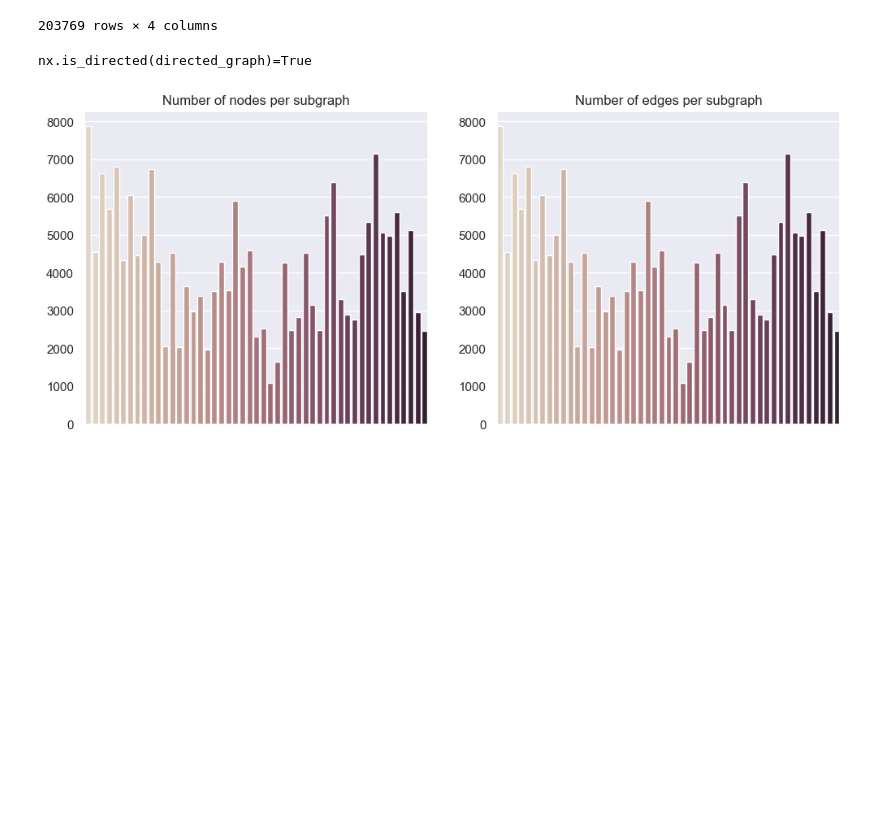
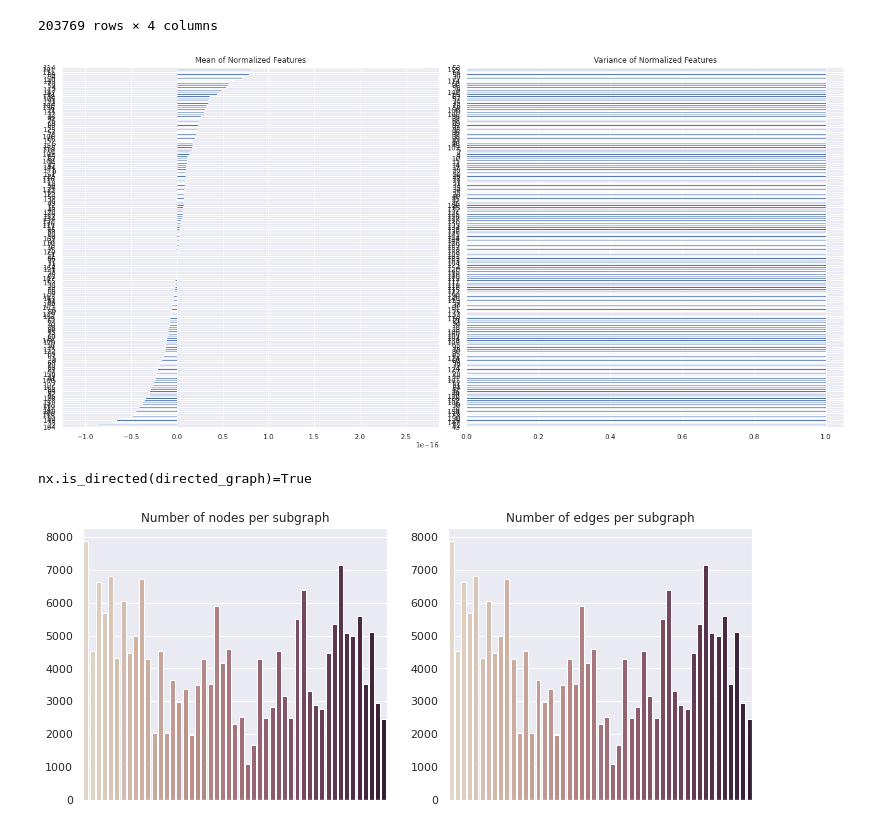
Before and after one commit to aleksgorica/MLGproject, a Jupyter notebook: project.ipynb, the cells around one changed output. Saved outputs shown, nothing was run; the diff lists cells and outputs as text; code cells hidden in the pictures; blank space fills up the shorter version.

Commit message:
Feature normalizaiton, some graph analysis and visualizations

```diff
--- a/project.ipynb
+++ b/project.ipynb
@@ -126,3 +104,47 @@ display(features.loc[:, :5])
+# %%
+# feature normalization (mean = 0 && variance = 1)
+
+#take only features, leave out subgraph index and txID
+raw_features = features.iloc[:, 2:]
+
+# create the scaler object
+scaler = StandardScaler()
+
+# fit the scaler on the features
+scaler.fit(raw_features)
+
+# normalize the features
+normalize_features = scaler.transform(raw_features)
+
+# convert back to DataFrame
+normalize_features = pd.DataFrame(normalize_features, columns=raw_features.columns, index=raw_features.index)
+
+
+# Calculate the mean and variance of each feature
+mean = normalize_features.mean()
+variance = normalize_features.var()
+
+# Plot the mean and variance of each feature
+plt.figure(figsize=(18, 9))
+plt.subplot(1, 2, 1)
+mean.sort_values().plot(kind='barh')
+plt.title('Mean of Normalized Features')
+plt.subplot(1, 2, 2)
+variance.sort_values().plot(kind='barh')
+plt.title('Variance of Normalized Features')
+plt.tight_layout()
+plt.show()
+
+# select the first two columns of df1
+cols_to_add = features.iloc[:, :2]
+
+# concatenate the selected columns with df2
+normalized_features = pd.concat([cols_to_add, normalize_features], axis=1)
+
+# TODO: we need somekind of a system to choose wheter we use normalized or original features for learning
+# is visualization even required? it only shows that mean and var are actually what they need to be (interesting is that we have numerical errors visible at mean)
+# %% [output]
+[figure, added]
 # %%
 # Defining target classes
 # Initial graph should be directed
@@ -162,9 +184,6 @@ for ts in timestamps:
 
 # Takes ~20sec to run
 # %%
-import seaborn as sns
-sns.set_theme()
-
 # Vertex/Edge count
 node_dict = {i: len(subgraph.nodes) for i, subgraph in enumerate(dataset)}
 edge_dict = {i: len(subgraph.edges) for i, subgraph in enumerate(dataset)}
@@ -183,7 +202,7 @@ edge_graph = sns.barplot(ax=axes[1], x=node_indices, y=node_count, palette="ch:.
 edge_graph.set(xticklabels=[])
 _x = edge_graph.set_title("Number of edges per subgraph")
 # %% [output]
-[figure, old version]
+[figure, new version]
 # %%
 # Displaying the smallest subgraph
 min_idx = min(node_dict, key=node_dict.get)
```
Also changed, not shown: parts of 8 cells of this notebook.
